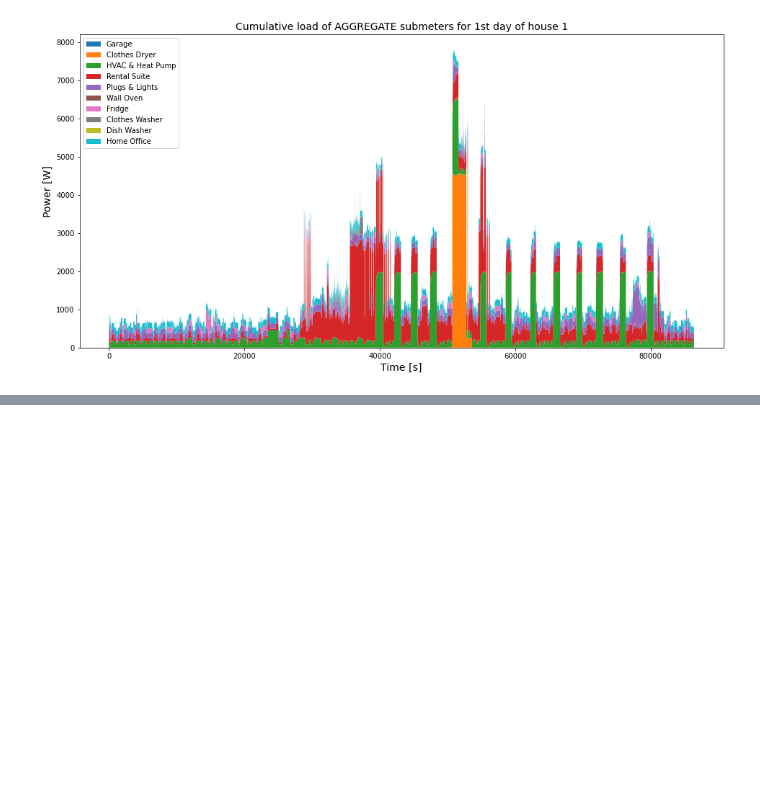
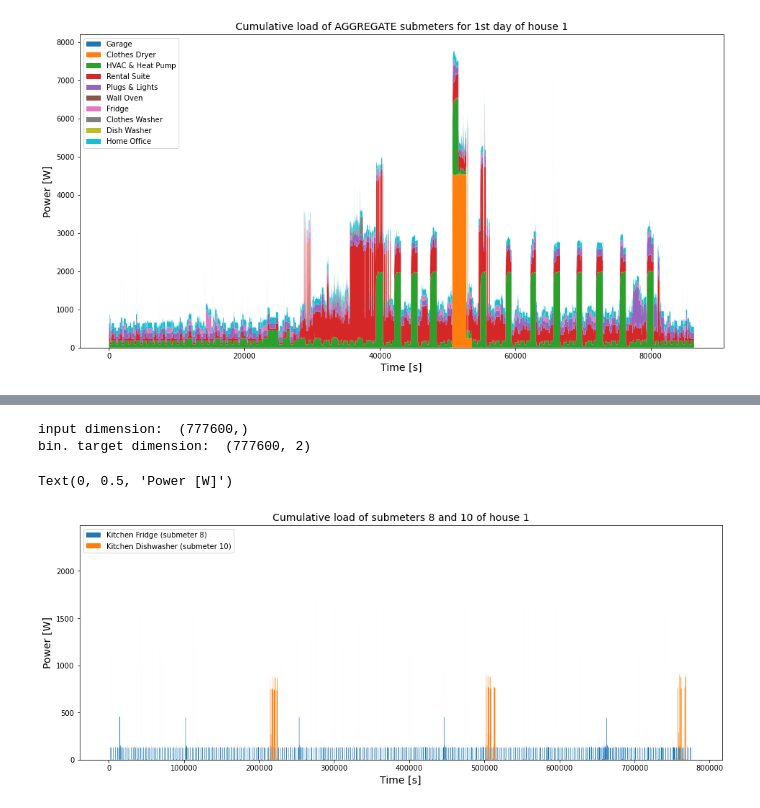
Before and after one commit to MarcoLandtHayen/NILM_NonIntrusiveLoadMonitoring, a Jupyter notebook: notebooks/01_NILM_RAEdataset.ipynb, the cells around one changed output, grey strips where cells are left out. Drawn from its saved outputs; the diff is of its cells as text; code cells hidden in the pictures; blank space fills up the shorter version.

Commit message:
continued working on notebook 01: Try to implement simple CNN model for aggregation of just two submeters in the beginning.

```diff
--- a/notebooks/01_NILM_RAEdataset.ipynb
+++ b/notebooks/01_NILM_RAEdataset.ipynb
@@ -120,0 +162,30 @@ Text(0, 0.5, 'Power [W]')
+# %%
+## Start with submeter 8  (Kitchen Frigde, 48.9W mean load and 44% avg usage time) and
+##            submeter 10 (Kitchen Dishwasher, 17.5W mean load and 6% avg usage time).
+
+# Concatenate submeters 8 and 10:
+data_transp_8_10 = np.concatenate([data_transp[7:8], data_transp[9:10]])
+
+# Create binary target: Appliance on/off as 1/0, swap axes to have dimension (samples, features):
+target_bin = np.swapaxes((data_transp_8_10 != 0).astype(int), 0, 1)
+
+# Get total load of these two appliances, used as input:
+input_8_10 = np.sum(data_transp_8_10, axis=0)
+
+# Check dimensions:
+print("input dimension: ", input_8_10.shape)
+print("bin. target dimension: ", target_bin.shape)
+# %% [output]
+input dimension:  (777600,)
+bin. target dimension:  (777600, 2)
+# %%
+# Plot aggregate submeter data for submeters 8 and 10:
+fig, ax = plt.subplots(figsize=(16, 6))
+ax.stackplot(range(len(data)), data_transp_8_10, labels=['Kitchen Fridge (submeter 8)', 'Kitchen Dishwasher (submeter 10)'])
+plt.legend(loc='upper left')
+plt.title('Cumulative load of submeters 8 and 10 of house 1', fontsize=14)
+plt.xlabel('Time [s]', fontsize=14)
+plt.ylabel('Power [W]', fontsize=14)
+# %% [output]
+Text(0, 0.5, 'Power [W]')
+[figure, added]
```
Also changed, not shown: parts of 4 cells of this notebook.
